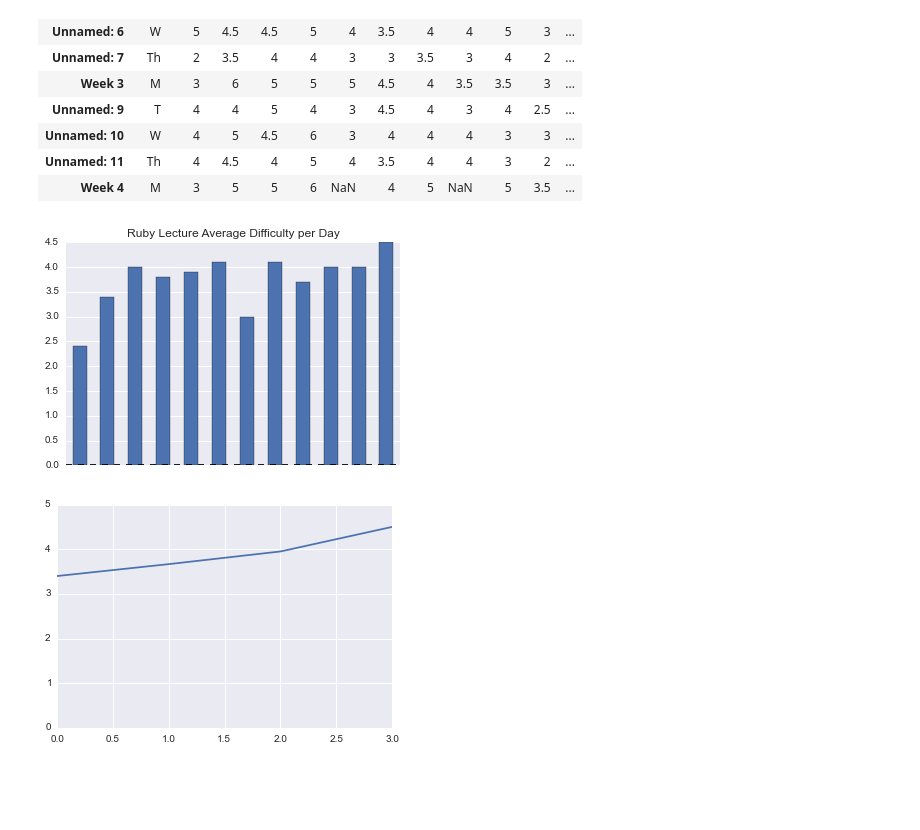
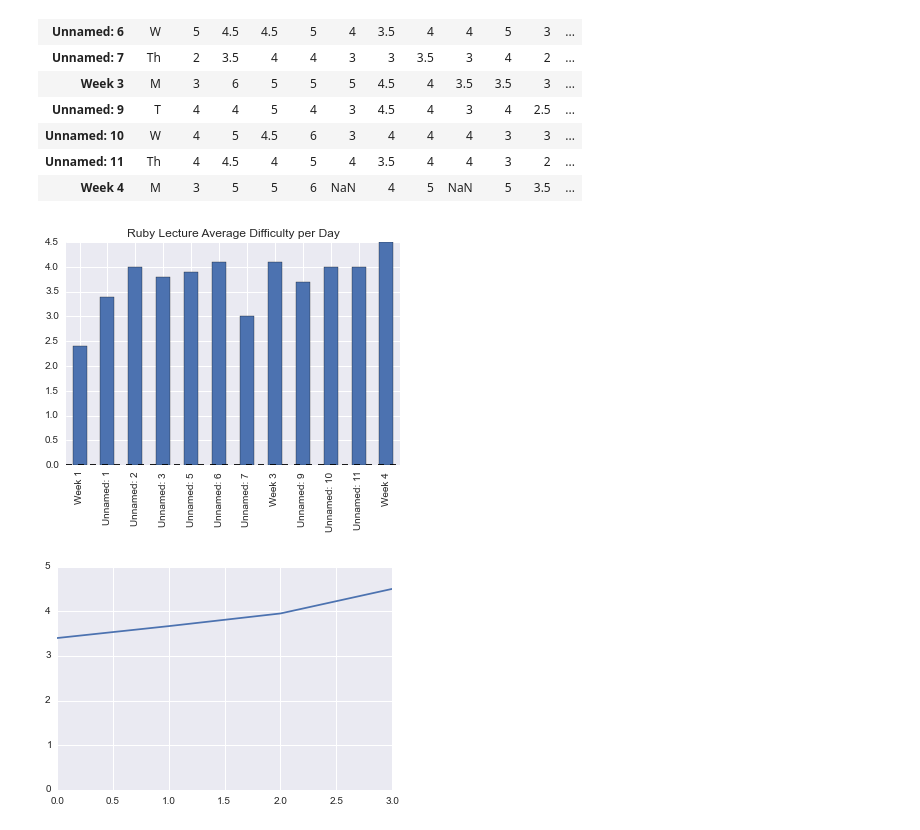
Before and after one commit to tiyd-python-2015-01/cohort-data, a Jupyter notebook: cohort_data.ipynb, the cells around one changed output. Cells and saved outputs as stored; diff of their text form; code cells hidden in the pictures; blank space fills up the shorter version.

Commit message:
updated and cleaned up the graphs a bit

```diff
--- a/cohort_data.ipynb
+++ b/cohort_data.ipynb
@@ -41,13 +41,10 @@ ordered_ruby_lecture
 # %%
 mean_ruby_lecture = ordered_ruby_lecture['Average'].astype(float)
 mean_ruby_lecture = mean_ruby_lecture.dropna()
 mean_ruby_lecture.plot(kind='bar', title = "Ruby Lecture Average Difficulty per Day")
-my_xticks = [len(mean_ruby_lecture)]
-x = np.array([len(mean_ruby_lecture)])
-plt.xticks(x, my_xticks)
 plt.show()
 # %% [output]
-[figure, old version]
+[figure, new version]
 # %%
 mean_ruby_lecture_week1 = mean_ruby_lecture[:4]
 ruby_week_1_lecture_mean = mean_ruby_lecture_week1.mean()
```
Also changed, not shown: parts of 3 cells of this notebook.
